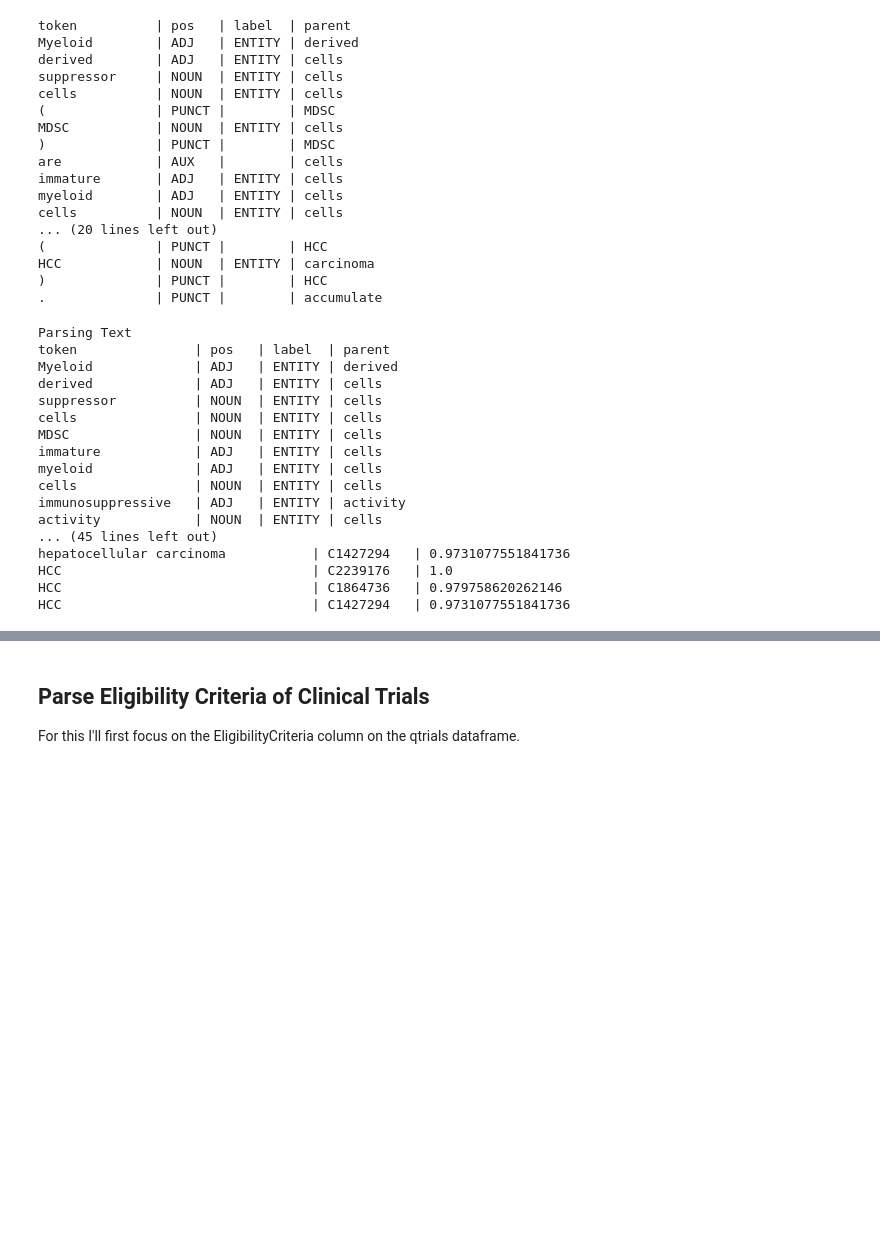
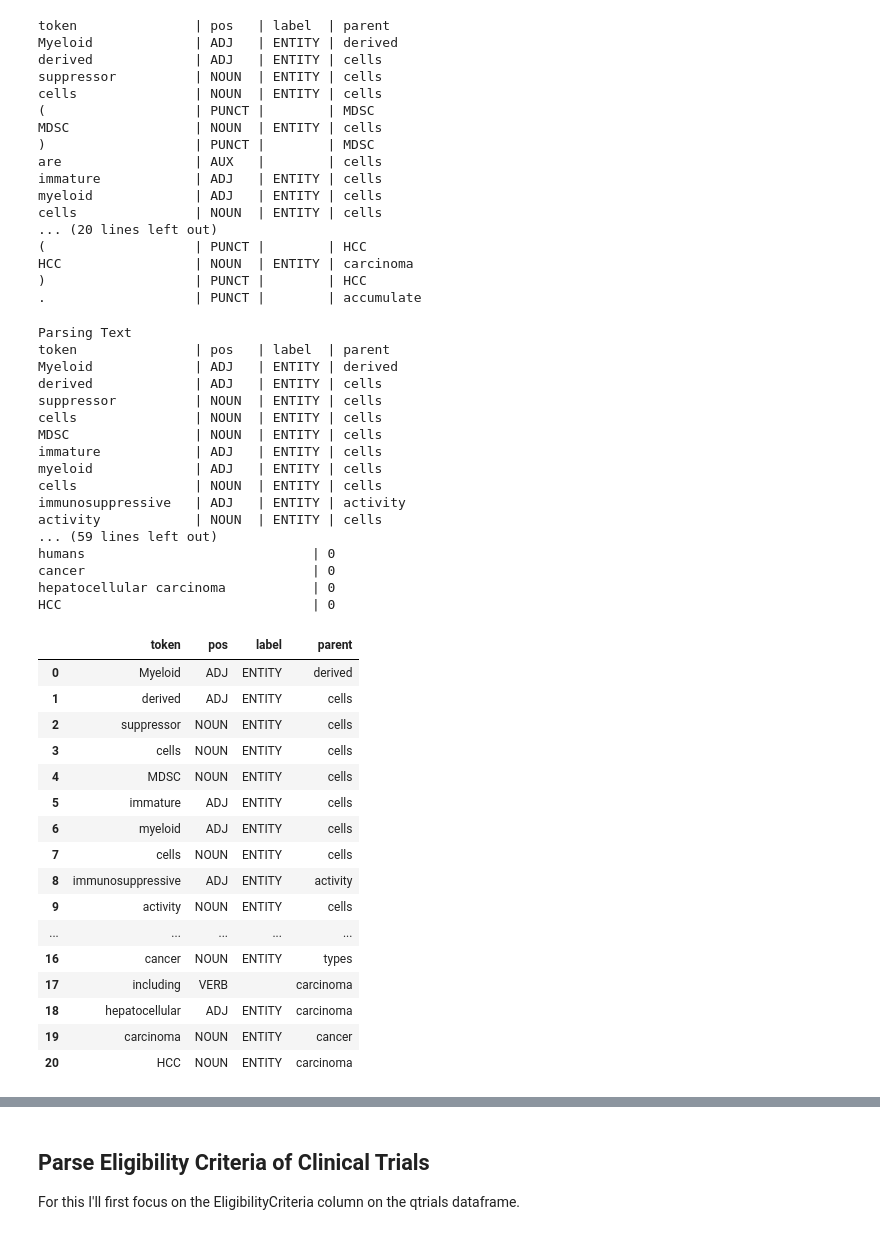
Before and after one commit to victormurcia/CTS_Test, a Jupyter notebook: CTS_Parser_Development_Dask.ipynb, the cells around one changed output, grey strips where cells are left out. Saved outputs shown, nothing was run; the diff lists cells and outputs as text; code cells hidden in the pictures; blank space fills up the shorter version.

```diff
--- a/CTS_Parser_Development_Dask.ipynb
+++ b/CTS_Parser_Development_Dask.ipynb
@@ -576,10 +566,12 @@ Now that I have data for a patient consolidated I can start to parse it! There's
 # %%
 #Load the models
 ss_sm            = spacy.load("en_core_sci_sm")
-#ss_md            = spacy.load("en_core_sci_md")
-#ss_bert          = spacy.load("en_core_sci_scibert")
-#ss_lg            = spacy.load("en_core_sci_lg")
-#ss_craft         = spacy.load("en_ner_craft_md")
-#ss_jnlpba        = spacy.load("en_ner_jnlpba_md")
-#ss_bionlp13cg_md = spacy.load("en_ner_bionlp13cg_md")
-#med7             = spacy.load("en_core_med7_lg")
+ss_md            = spacy.load("en_core_sci_md")
+ss_bert          = spacy.load("en_core_sci_scibert")
+ss_lg            = spacy.load("en_core_sci_lg")
+ss_craft         = spacy.load("en_ner_craft_md")
+ss_jnlpba        = spacy.load("en_ner_jnlpba_md")
+ss_bionlp13cg_md = spacy.load("en_ner_bionlp13cg_md")
+med7             = spacy.load("en_core_med7_lg")
+#PubMedBERT
+pubmedbert = transformers.AutoModel.from_pretrained("microsoft/BiomedNLP-PubMedBERT-base-uncased-abstract-fulltext")
@@ -663,9 +678,15 @@ ss_sm.tokenizer = CustomTokenizer(ss_sm)
 # %%
+#Text to be analyzed
 text = "Myeloid derived suppressor cells (MDSC) are immature myeloid cells with immunosuppressive activity. \
 They accumulate in tumor-bearing mice and humans with different types of cancer, including hepatocellular carcinoma (HCC)."
+
+#Load the model
+ss_sm = spacy.load("en_core_sci_sm")
+
+#Create a doc object for spacy pipeline
 doc = ss_sm(text)
 
-fmt_str = "{:<15}| {:<6}| {:<7}| {:<8}"
+fmt_str = "{:<20}| {:<6}| {:<7}| {:<8}"
 print(fmt_str.format("token", "pos", "label", "parent"))
 
 for token in doc:
@@ -700,6 +721,10 @@ if 'abbreviation_detector' not in ss_sm.pipe_names:
 #Add the EntityLinker pipe to spacy pipeline
 if 'scispacy_linker' not in ss_sm.pipe_names:
   ss_sm.add_pipe("scispacy_linker", config={"linker_name": "umls", "max_entities_per_mention": 3})
+
+#Add the Negation pipe to spacy pipeline
+if 'negex' not in ss_sm.pipe_names:
+  ss_sm.add_pipe("negex")
 
 #Create spacy doc from text
 doc = ss_sm(text)
@@ -741,6 +766,14 @@ for i in range(len(doc.ents)): #Print the entities and their associated UMLS cod
     cui = kb_entry[0]
     match_score = kb_entry[1]
     print(fmt_str.format(entity.text, cui, match_score))
+
+#PART 4. Parse for negations
+print('\nNegations')
+fmt_str = "{:<35}| {:<10}"
+print(fmt_str.format("Entity", "Is negated"))
+
+for entity in doc.ents:
+    print(fmt_str.format(entity.text, entity._.negex))
 # %% [output]
 Parsing Text
 token               | pos   | label  | parent
@@ -754,11 +787,37 @@ myeloid             | ADJ   | ENTITY | cells
 cells               | NOUN  | ENTITY | cells
 immunosuppressive   | ADJ   | ENTITY | activity
 activity            | NOUN  | ENTITY | cells
-... (45 lines left out)
-hepatocellular carcinoma           | C1427294   | 0.9731077551841736
-HCC                                | C2239176   | 1.0
-HCC                                | C1864736   | 0.979758620262146
-HCC                                | C1427294   | 0.9731077551841736
+... (59 lines left out)
+humans                             | 0
+cancer                             | 0
+hepatocellular carcinoma           | 0
+HCC                                | 0
+# %%
+token_df = pd.DataFrame(
+    {'token': filtered_tokens,
+     'pos': filtered_pos,
+     'label': filtered_label,
+     'parent':filtered_parent
+    })
+token_df
+# %% [output]
+|  | token | pos | label | parent |
+| 0 | Myeloid | ADJ | ENTITY | derived |
+| 1 | derived | ADJ | ENTITY | cells |
+| 2 | suppressor | NOUN | ENTITY | cells |
+| 3 | cells | NOUN | ENTITY | cells |
+| 4 | MDSC | NOUN | ENTITY | cells |
+| 5 | immature | ADJ | ENTITY | cells |
+| 6 | myeloid | ADJ | ENTITY | cells |
+| 7 | cells | NOUN | ENTITY | cells |
+| 8 | immunosuppressive | ADJ | ENTITY | activity |
+| 9 | activity | NOUN | ENTITY | cells |
+| ... | ... | ... | ... | ... |
+| 16 | cancer | NOUN | ENTITY | types |
+| 17 | including | VERB |  | carcinoma |
+| 18 | hepatocellular | ADJ | ENTITY | carcinoma |
+| 19 | carcinoma | NOUN | ENTITY | cancer |
+| 20 | HCC | NOUN | ENTITY | carcinoma |
 # %%
 ss_sm.pipe_names
 # %% [output]
```
Also changed, not shown: parts of 25 cells of this notebook.
